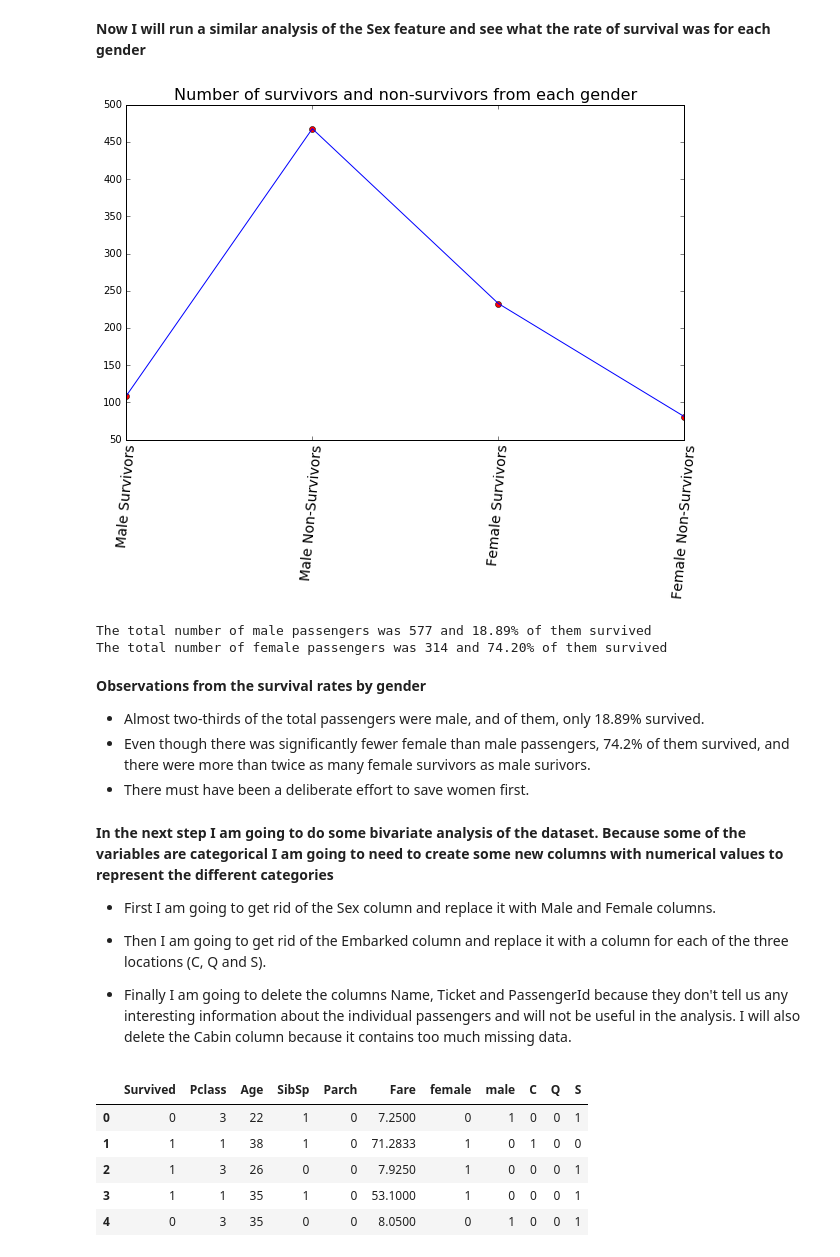
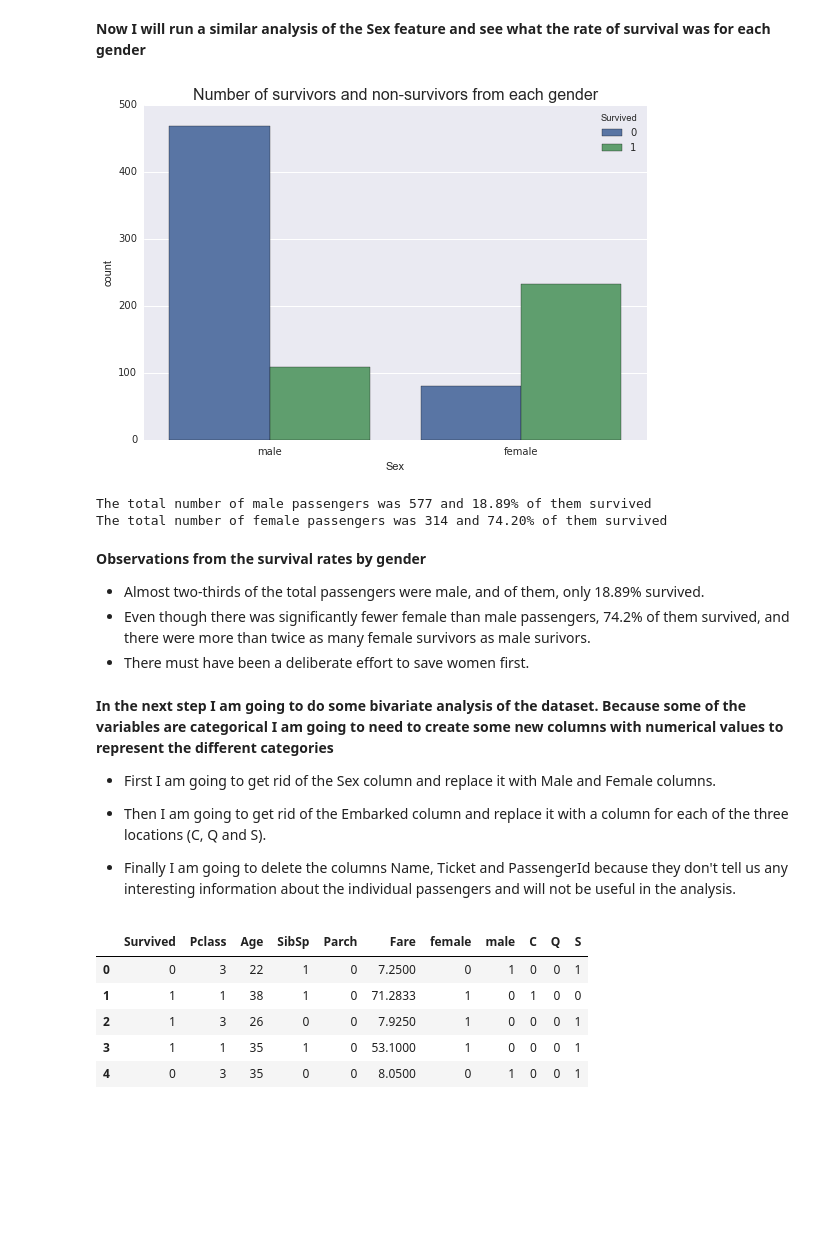
Before and after one commit to JustinHeaton/Titanic-Exploration, a Jupyter notebook: Titanic.ipynb, the cells around one changed output. Saved outputs shown, nothing was run; the diff lists cells and outputs as text; code cells hidden in the pictures; blank space fills up the shorter version.

```diff
--- a/Titanic.ipynb
+++ b/Titanic.ipynb
@@ -261,23 +263,18 @@ Whatever the reason, it is obvious that the passengers in first and second class
 # %%
 gender_survival = []
 gender_survival.append(len(data[data['Sex']=='male'][data['Survived']==1]))
 gender_survival.append(len(data[data['Sex']=='male'][data['Survived']==0]))
 gender_survival.append(len(data[data['Sex']=='female'][data['Survived']==1]))
 gender_survival.append(len(data[data['Sex']=='female'][data['Survived']==0]))
-plt.figure(figsize=(10,6));
-plt.xticks(range(4), ['Male Survivors',
-         'Male Non-Survivors',
-         'Female Survivors',
-         'Female Non-Survivors',], rotation=85,
-          fontsize=14);
-plt.plot(gender_survival, 'ro');
-plt.plot(gender_survival);
+fig, ax = plt.subplots()
+fig.set_size_inches(9, 6)
+sns.countplot(data["Sex"], hue=data['Survived']);
 pl.title('Number of survivors and non-survivors from each gender', fontsize=16);
 plt.show()
 print "The total number of male passengers was {} and {:.2f}% of them survived".format(sum(gender_survival[0:2]),((gender_survival[0]*1.0)/sum(gender_survival[0:2])*100))
 print "The total number of female passengers was {} and {:.2f}% of them survived".format(sum(gender_survival[2:4]),((gender_survival[2]*1.0)/sum(gender_survival[2:4])*100))
 # %% [output]
-[figure, old version]
+[figure, new version]
 The total number of male passengers was 577 and 18.89% of them survived
 The total number of female passengers was 314 and 74.20% of them survived
 # %% [markdown]
@@ -292,7 +289,7 @@ The total number of female passengers was 314 and 74.20% of them survived
 
 * Then I am going to get rid of the Embarked column and replace it with a column for each of the three locations (C, Q and S).
 
-* Finally I am going to delete the columns Name, Ticket and PassengerId because they don't tell us any interesting information about the individual passengers and will not be useful in the analysis. I will also delete the Cabin column because it contains too much missing data.
+* Finally I am going to delete the columns Name, Ticket and PassengerId because they don't tell us any interesting information about the individual passengers and will not be useful in the analysis.
 # %%
 data = pd.concat([data, pd.get_dummies(data['Sex'])], axis=1)
 data = pd.concat([data, pd.get_dummies(data['Embarked'])], axis=1)
```
Also changed, not shown: parts of 19 cells of this notebook.
